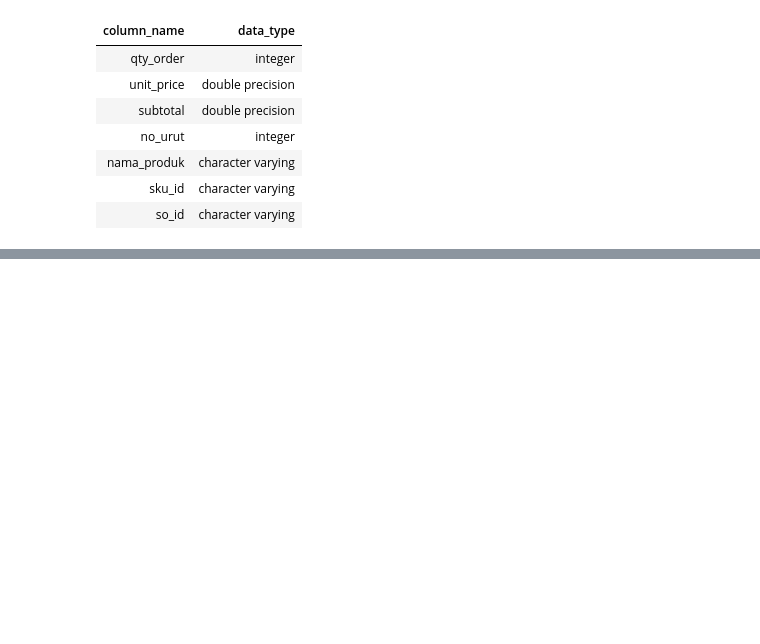
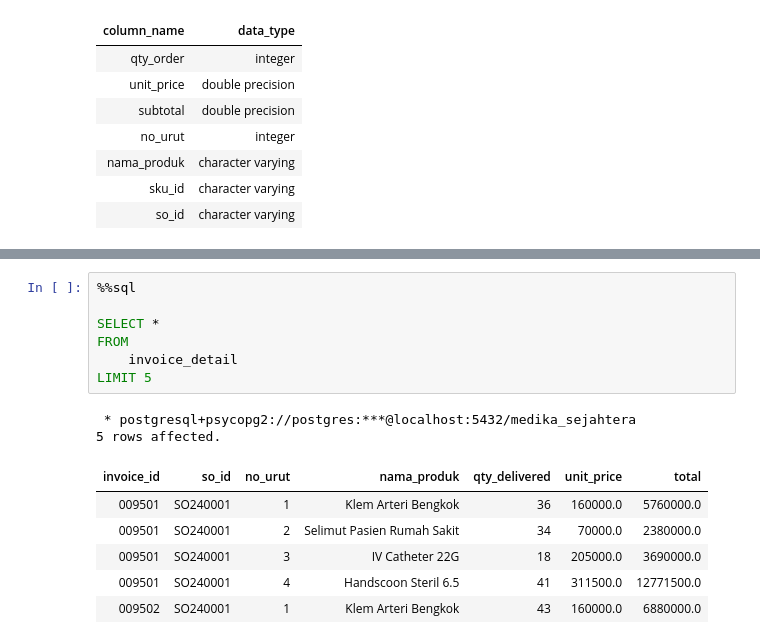
Before and after one commit to Rpfitrah/return-analysis-medika-sejahtera, a Jupyter notebook: Notebook/01_data_understanding.ipynb, the cells around one changed output, grey strips where cells are left out. Drawn from its saved outputs; the diff is of its cells as text; blank space fills up the shorter version.

```diff
--- a/Notebook/01_data_understanding.ipynb
+++ b/Notebook/01_data_understanding.ipynb
@@ -421,0 +456,16 @@ WHERE
+# %%
+%%sql
+
+SELECT *
+FROM
+    invoice_detail
+LIMIT 5
+# %% [output]
+ * postgresql+psycopg2://postgres:***@localhost:5432/medika_sejahtera
+5 rows affected.
+| invoice_id | so_id | no_urut | nama_produk | qty_delivered | unit_price | total |
+| 009501 | SO240001 | 1 | Klem Arteri Bengkok | 36 | 160000.0 | 5760000.0 |
+| 009501 | SO240001 | 2 | Selimut Pasien Rumah Sakit | 34 | 70000.0 | 2380000.0 |
+| 009501 | SO240001 | 3 | IV Catheter 22G | 18 | 205000.0 | 3690000.0 |
+| 009501 | SO240001 | 4 | Handscoon Steril 6.5 | 41 | 311500.0 | 12771500.0 |
+| 009502 | SO240001 | 1 | Klem Arteri Bengkok | 43 | 160000.0 | 6880000.0 |
```
Also changed, not shown: parts of 9 cells of this notebook.
